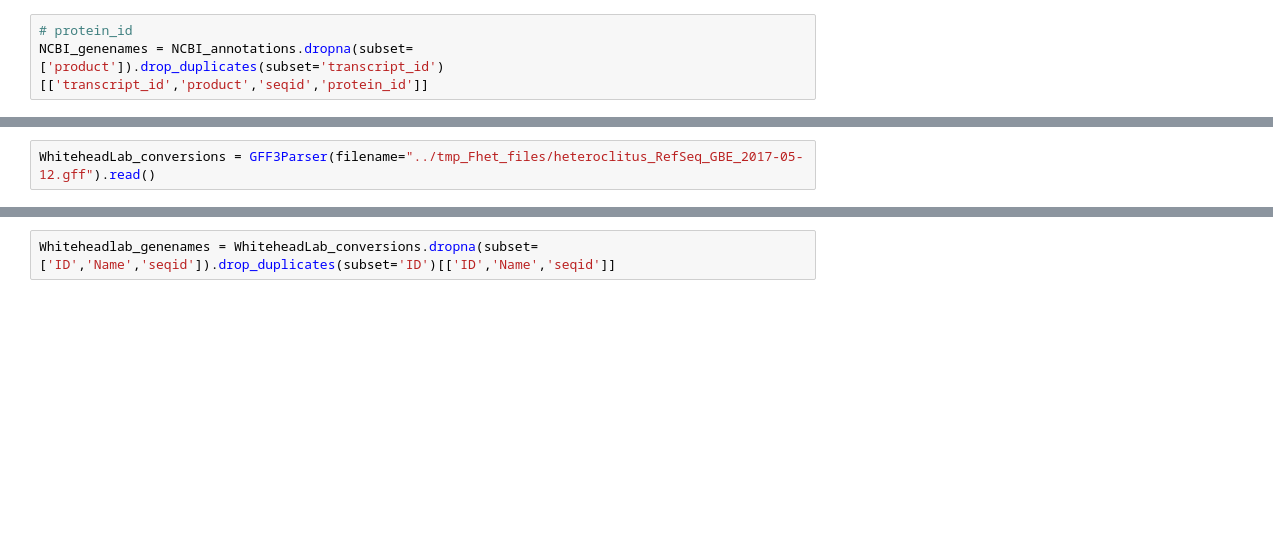
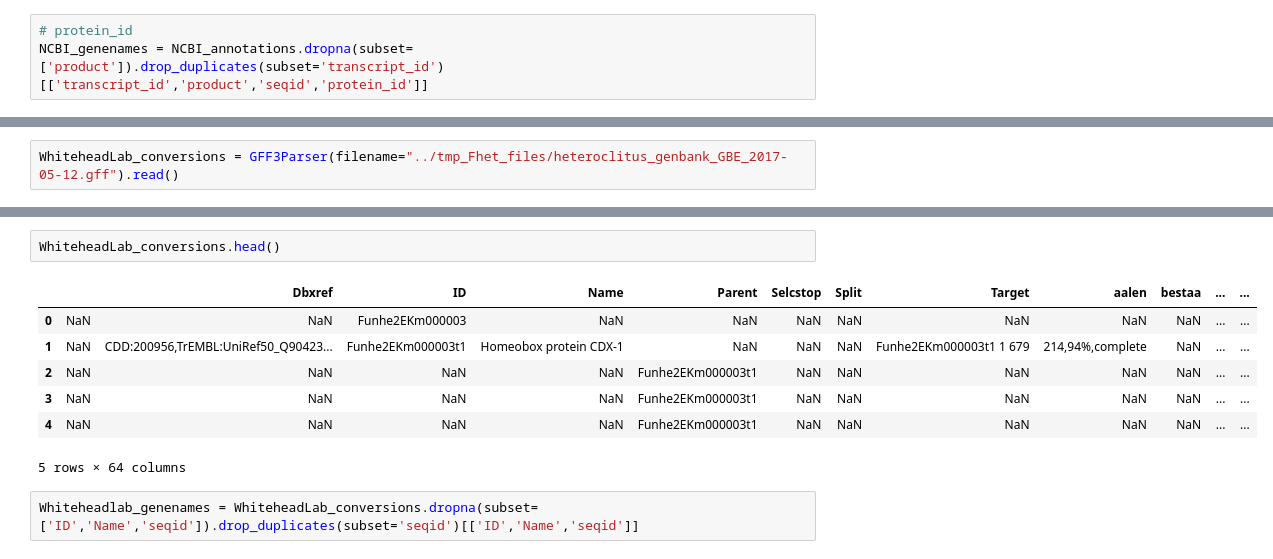
Before and after one commit to johnsolk/Fundulus_heteroclitus_genome_stats, a Jupyter notebook: Fundulus_heteroclitus_genome_stats.ipynb, the cells around one changed output, grey strips where cells are left out. Saved outputs shown, nothing was run; the diff lists cells and outputs as text; blank space fills up the shorter version.

Commit message:
updated with Don Gilbert tables

```diff
--- a/Fundulus_heteroclitus_genome_stats.ipynb
+++ b/Fundulus_heteroclitus_genome_stats.ipynb
@@ -231,2 +277,2 @@ print(NCBI_genenames.head(50))
 # %%
-WhiteheadLab_conversions = GFF3Parser(filename="../tmp_Fhet_files/heteroclitus_RefSeq_GBE_2017-05-12.gff").read()
+WhiteheadLab_conversions = GFF3Parser(filename="../tmp_Fhet_files/heteroclitus_genbank_GBE_2017-05-12.gff").read()
@@ -233,5 +297,15 @@ WhiteheadLab_conversions = GFF3Parser(filename="../tmp_Fhet_files/heteroclitus_R
+# %%
+WhiteheadLab_conversions.head()
+# %% [output]
+|  |  | Dbxref | ID | Name | Parent | Selcstop | Split | Target | aalen | bestaa | ... | ... |
+| 0 | NaN | NaN | Funhe2EKm000003 | NaN | NaN | NaN | NaN | NaN | NaN | NaN | ... | ... |
+| 1 | NaN | CDD:200956,TrEMBL:UniRef50_Q90423... | Funhe2EKm000003t1 | Homeobox protein CDX-1 | NaN | NaN | NaN | Funhe2EKm000003t1 1 679 | 214,94%,complete | NaN | ... | ... |
+| 2 | NaN | NaN | NaN | NaN | Funhe2EKm000003t1 | NaN | NaN | NaN | NaN | NaN | ... | ... |
+| 3 | NaN | NaN | NaN | NaN | Funhe2EKm000003t1 | NaN | NaN | NaN | NaN | NaN | ... | ... |
+| 4 | NaN | NaN | NaN | NaN | Funhe2EKm000003t1 | NaN | NaN | NaN | NaN | NaN | ... | ... |
+5 rows × 64 columns
 # %%
-Whiteheadlab_genenames = WhiteheadLab_conversions.dropna(subset=['ID','Name','seqid']).drop_duplicates(subset='ID')[['ID','Name','seqid']]
+Whiteheadlab_genenames = WhiteheadLab_conversions.dropna(subset=['ID','Name','seqid']).drop_duplicates(subset='seqid')[['ID','Name','seqid']]
 # %%
 print(Whiteheadlab_genenames.head())
 # %% [output]
```
Also changed, not shown: parts of 35 cells of this notebook.
